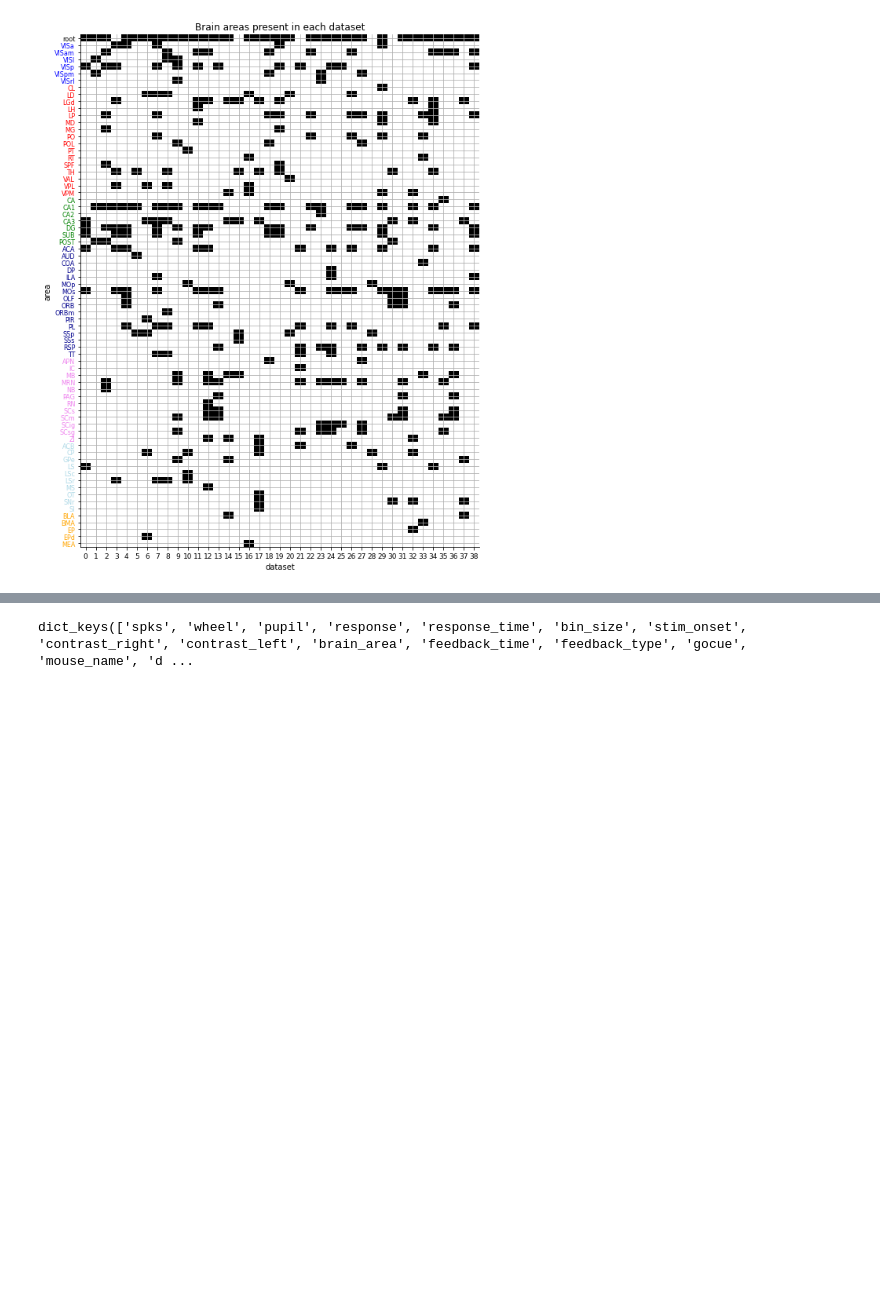
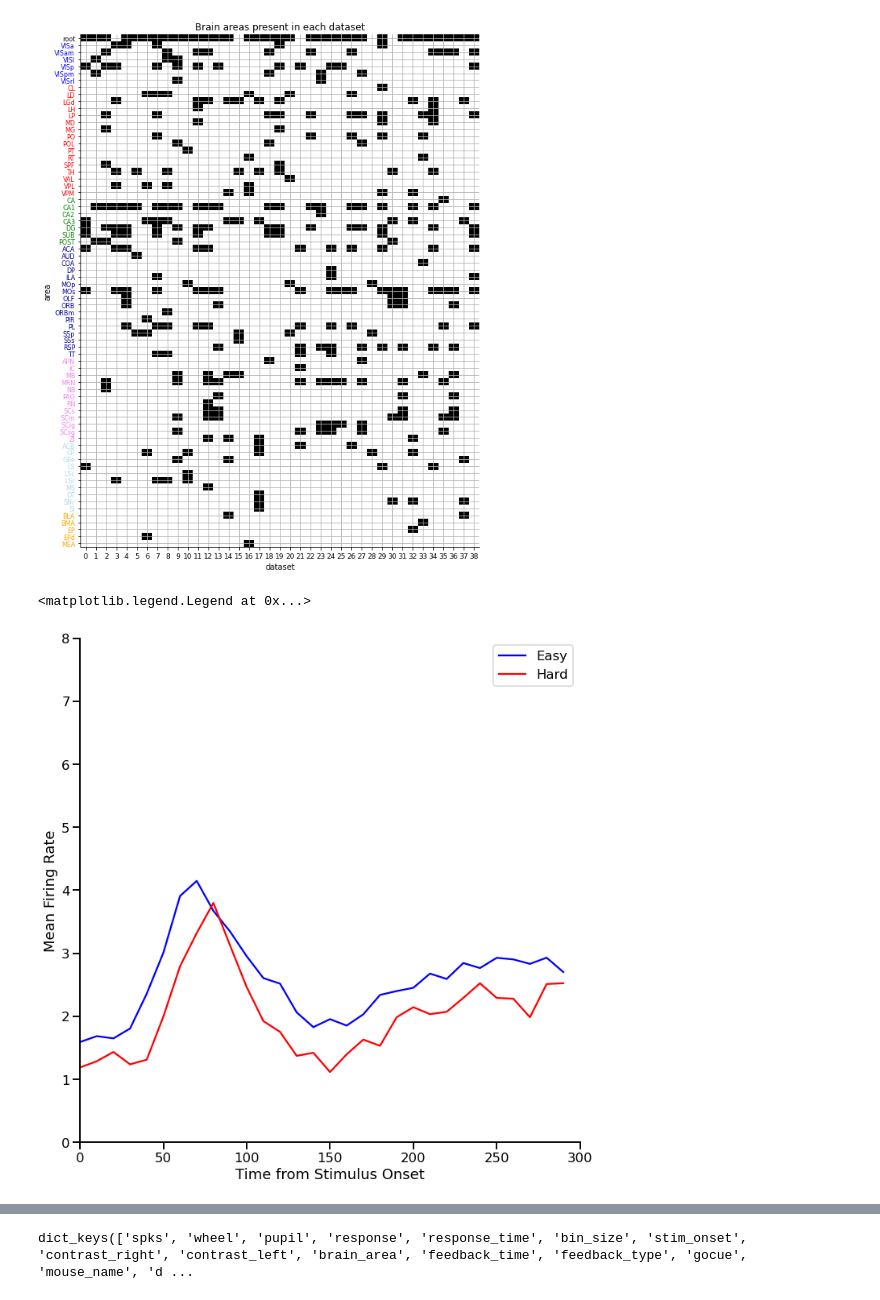
Before and after one commit to NMA2022-harees/steinmetz, a Jupyter notebook: load_steinmetz_decisions.ipynb, the cells around one changed output, grey strips where cells are left out. Cells and saved outputs as stored; diff of their text form; code cells hidden in the pictures; blank space fills up the shorter version.

Commit message:
Analysis for choice neural firing rates

```diff
--- a/load_steinmetz_decisions.ipynb
+++ b/load_steinmetz_decisions.ipynb
@@ -9,6 +9,8 @@ import pandas as pd
 import seaborn as sns
 from scipy.stats import zscore
 from sklearn.decomposition import PCA
+# %%
+sns.set_context(context='talk')
 # %%
 from fetch_data import fetch_data_if_not_exist
 
@@ -101,3 +103,54 @@ plt.grid(True)
 plt.show()
 # %% [output]
 [figure]
+# %%
+#刺激提示後○○秒/行動開始前○○秒の発火頻度をプロットする
+dt = dat['bin_size']  # 0.01
+NT = dat['spks'].shape[-1] #250
+
+time_max = 300
+reg = 'VISp'
+time_bin = np.arange(-500,2000,10) #ミリ秒の時系列
+time_bin_spk = np.where((time_bin >= 0) & (time_bin < time_max))[0] #インデックス
+
+for j in range(39):
+    dat = alldata[j]
+    reg_ind = np.where(dat['brain_area']==reg)[0] #領野のインデックス
+
+    #Easy trialとHard trialにあたる試行番号を抽出する
+    easy_tr = []
+    hard_tr = []
+    for i in range(len(dat['response'])):
+        if dat['contrast_left'][i] == 0.5 and dat['contrast_right'][i] == 0.5:
+            hard_tr.append(i)
+        elif dat['contrast_left'][i] == 1 and dat['contrast_right'][i] == 0.25:
+            easy_tr.append(i)
+        elif dat['contrast_left'][i] == 0.25 and dat['contrast_right'][i] == 1:
+            easy_tr.append(i)
+
+    #1試行ずつ特定の時間窓の発火頻度の時系列を取り出す
+    if j == 0:
+        spks_easy = 1/dt * dat['spks'][reg_ind][:,easy_tr[0]][:,time_bin_spk]
+        spks_hard = 1/dt * dat['spks'][reg_ind][:,hard_tr[0]][:,time_bin_spk]
+
+    for e in range(len(easy_tr)-1):
+        spks_easy = np.vstack((spks_easy,1/dt * dat['spks'][reg_ind][:,easy_tr[e+1]][:,time_bin_spk]))
+
+    for h in range(len(hard_tr)-1):
+        spks_hard = np.vstack((spks_hard,1/dt * dat['spks'][reg_ind][:,hard_tr[h+1]][:,time_bin_spk]))
+
+spks_easy = np.mean(spks_easy,axis=0)
+spks_hard = np.mean(spks_hard,axis=0)
+fig = plt.figure(figsize=(10,10))
+
+ax = plt.subplot(1,1,1)
+ax.plot(time_bin[time_bin_spk],spks_easy,color='blue',label='Easy')
+ax.plot(time_bin[time_bin_spk],spks_hard,color='red',label='Hard')
+ax.set_xlabel('Time from Stimulus Onset')
+ax.set_ylabel('Mean Firing Rate')
+ax.set_xlim(0,time_max)
+ax.set_ylim(0,8)
+ax.legend()
+# %% [output]
+<matplotlib.legend.Legend at 0x...>
+[figure, added]
```
Also changed, not shown: parts of 5 cells of this notebook.
